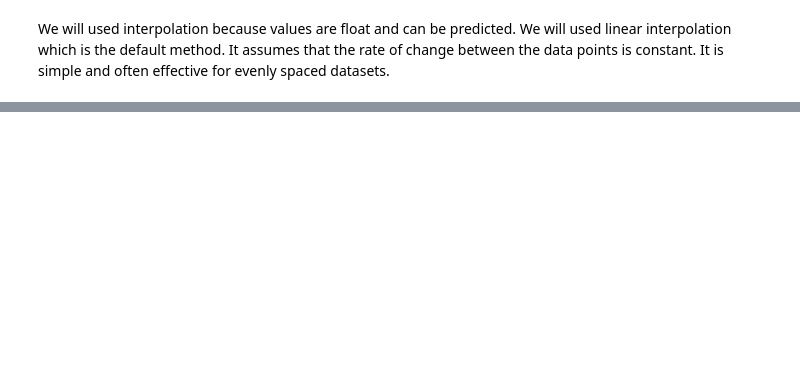
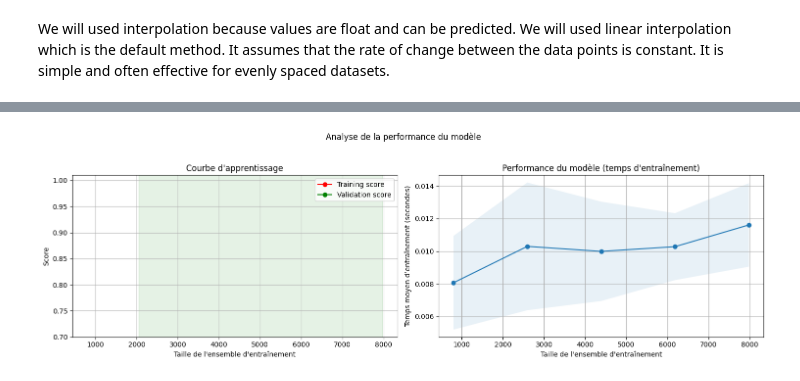
Before and after one commit to Laureoby/movies_cleaning, a Jupyter notebook: movies_dataset_cleaning.ipynb, the cells around one changed output, grey strips where cells are left out. Saved outputs shown, nothing was run; the diff lists cells and outputs as text; code cells hidden in the pictures; blank space fills up the shorter version.

```diff
--- a/movies_dataset_cleaning.ipynb
+++ b/movies_dataset_cleaning.ipynb
@@ -432,0 +509,6 @@ data.drop(['Gross', 'YEAR'], axis=1)
+# %%
+#create one instance of model
+model = LinearRegression()
+# %%
+#train model
+model.fit(X_train, y_train)
@@ -432,0 +618,23 @@ data.drop(['Gross', 'YEAR'], axis=1)
+# %%
+from sklearn.model_selection import learning_curve
+from sklearn.linear_model import LinearRegression
+
+# Configuration de la learning curve
+train_sizes, train_scores, test_scores, fit_times, _ = learning_curve(
+    model, X, y, train_sizes=np.linspace(0.1, 1.0, 5), cv=5,
+    scoring='neg_mean_squared_error', return_times=True)
+
+# Calcul des moyennes et des écarts types des scores
+train_scores_mean = -np.mean(train_scores, axis=1)
+train_scores_std = np.std(train_scores, axis=1)
+test_scores_mean = -np.mean(test_scores, axis=1)
+test_scores_std = np.std(test_scores, axis=1)
+
+# Calcul des moyennes et des écarts types des temps de fit
+fit_times_mean = np.mean(fit_times, axis=1)
+fit_times_std = np.std(fit_times, axis=1)
+
+# Maintenant vous pouvez appeler la fonction plot_training
+plot_training(train_sizes, train_scores_mean, train_scores_std, test_scores_mean, test_scores_std, fit_times_mean, fit_times_std, 'Analyse de la performance du modèle')
+# %% [output]
+[figure, added]
```
Also changed, not shown: parts of 78 cells of this notebook.
